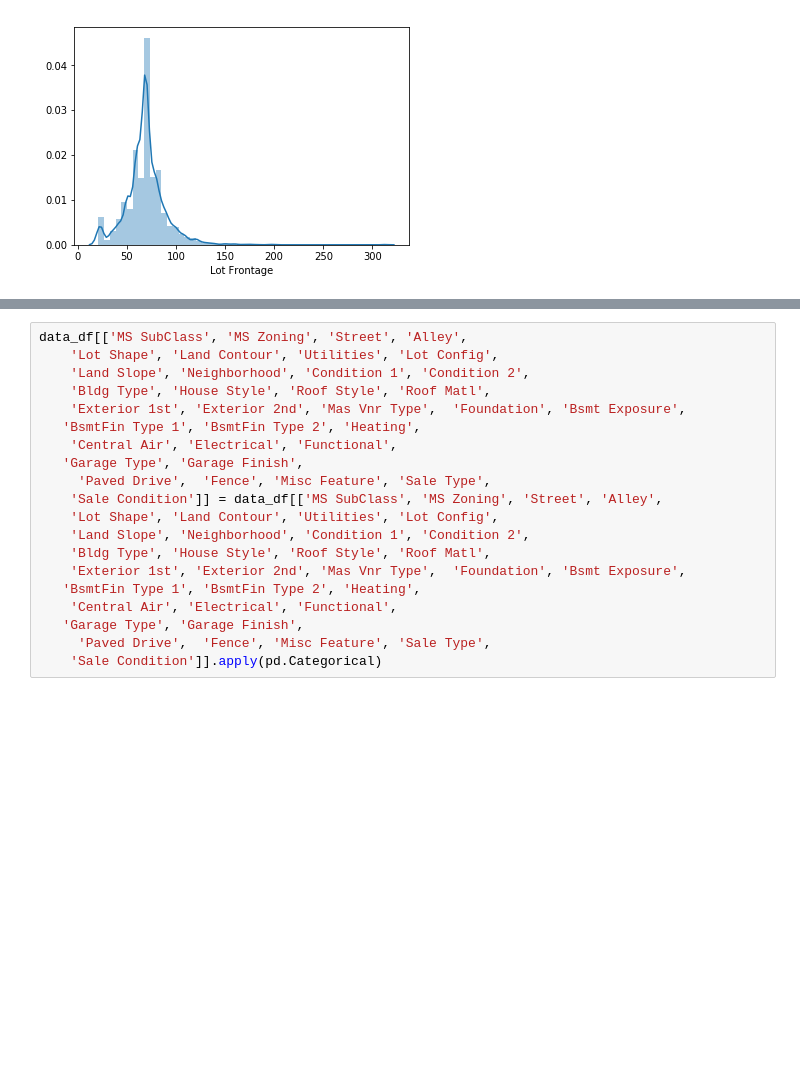
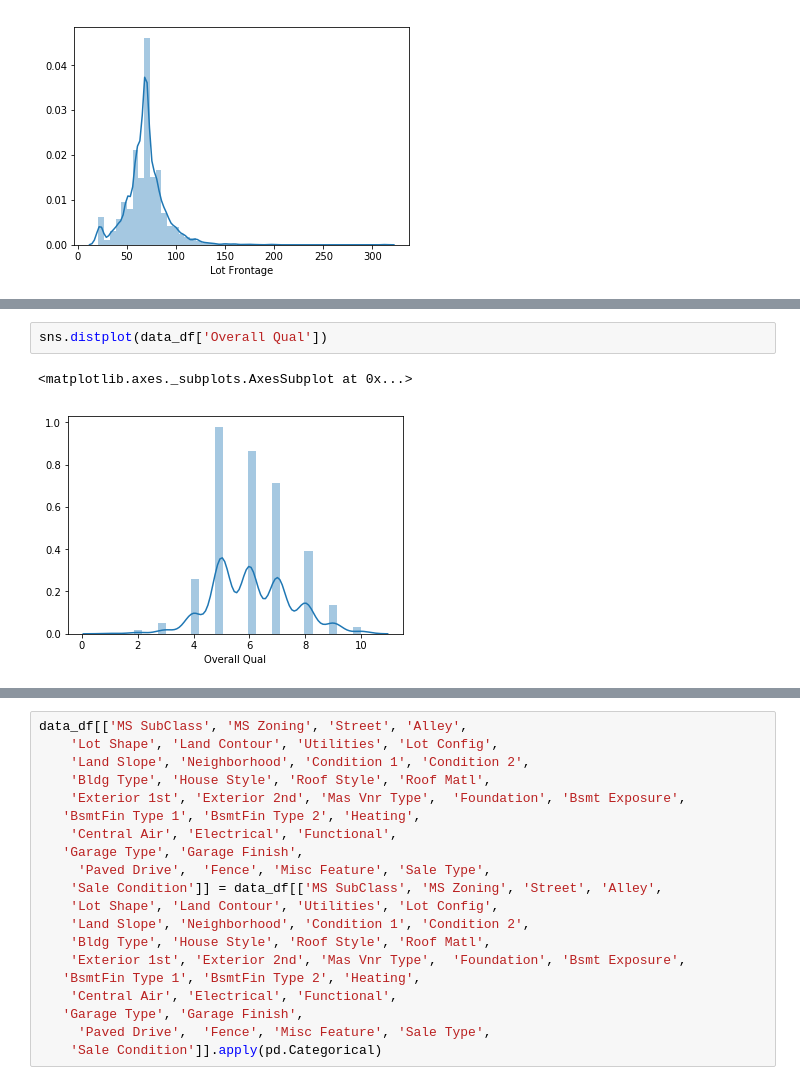
Before and after one commit to daviddapaz/Python, a Jupyter notebook: house-prices-solution.ipynb, the cells around one changed output, grey strips where cells are left out. Saved outputs shown, nothing was run; the diff lists cells and outputs as text; blank space fills up the shorter version.

```diff
--- a/house-prices-solution.ipynb
+++ b/house-prices-solution.ipynb
@@ -270,0 +232,5 @@ Length: 82, dtype: object
+# %%
+sns.distplot(data_df['Overall Qual'])
+# %% [output]
+<matplotlib.axes._subplots.AxesSubplot at 0x...>
+[figure, added]
```
Also changed, not shown: parts of 139 cells of this notebook.
